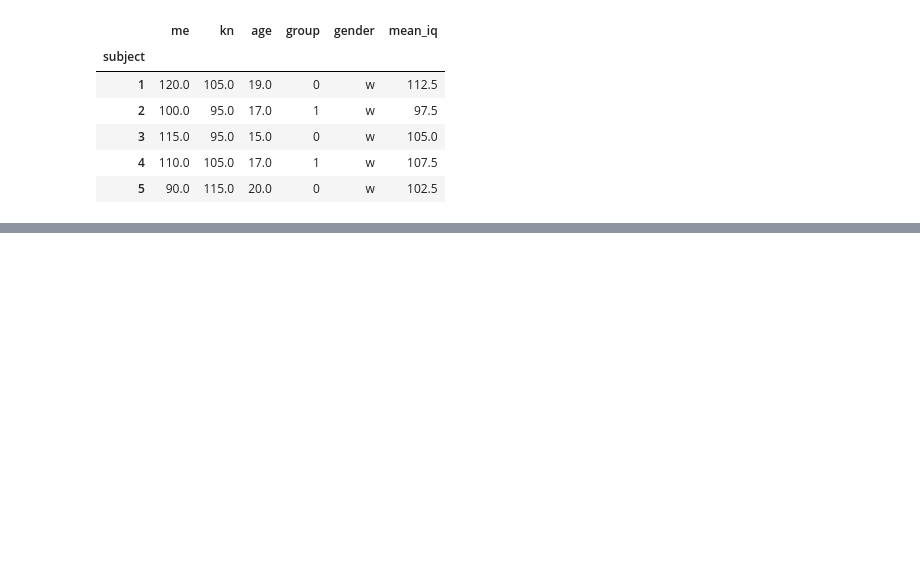
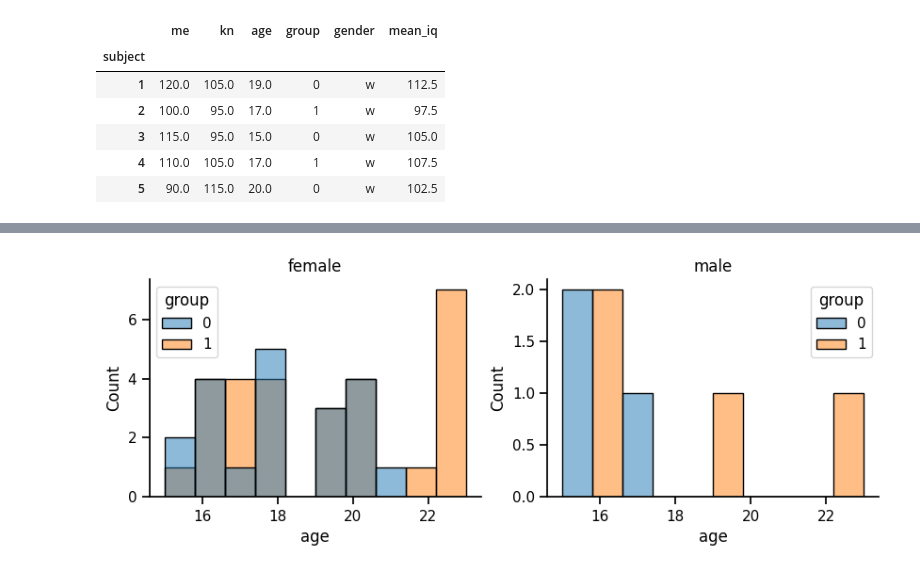
Before and after one commit to mrenke/numrisk, a Jupyter notebook: numrisk/prepare/demographics_IQ_balanceGroups.ipynb, the cells around one changed output, grey strips where cells are left out. Cells and saved outputs as stored; diff of their text form; code cells hidden in the pictures; blank space fills up the shorter version.

```diff
--- a/numrisk/prepare/demographics_IQ_balanceGroups.ipynb
+++ b/numrisk/prepare/demographics_IQ_balanceGroups.ipynb
@@ -140,0 +161,9 @@ sns.lmplot(data=df_comb.reset_index(), x='subject',y='me',hue='group',fit_reg=Fa
+# %%
+# age per group per gender
+
+fig, axes = plt.subplots(1,2, figsize=(10,3))
+sns.histplot(data=df_comb[df_comb['gender']=='w'], x='age',hue='group', bins=10, ax=axes[0]).set_title('female')
+sns.histplot(data=df_comb[df_comb['gender']=='m'], x='age',hue='group',bins=10, ax=axes[1]).set_title('male')
+sns.despine()
+# %% [output]
+[figure, added]
```
Also changed, not shown: parts of 9 cells of this notebook, 5 other files.
